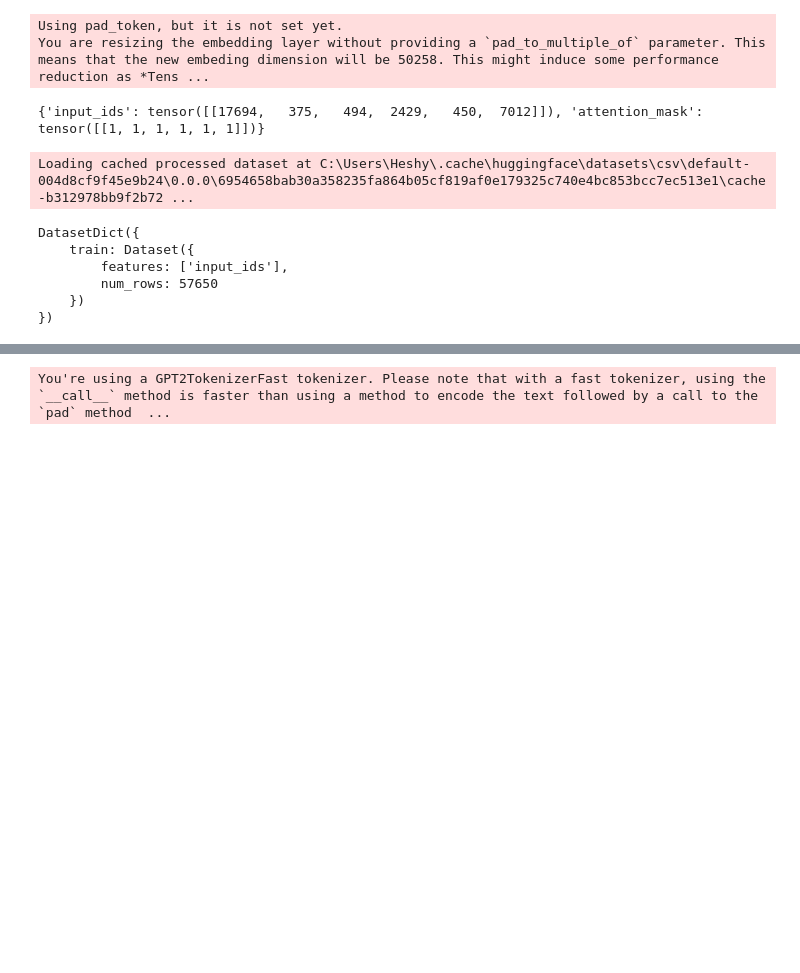
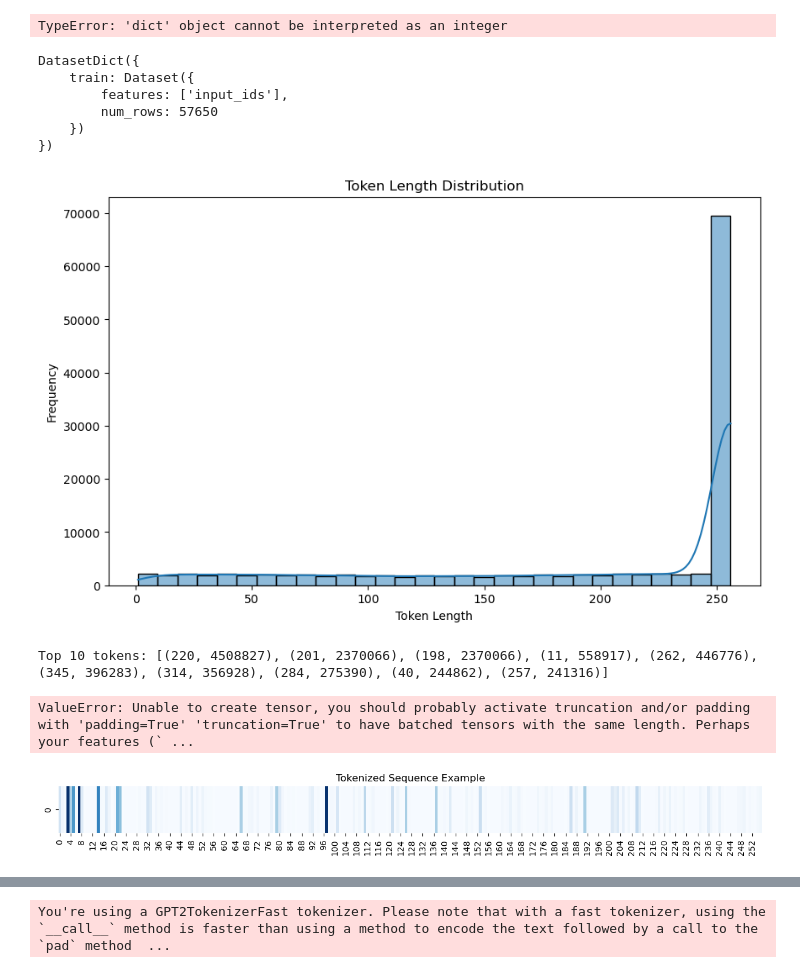
Before and after one commit to ACS-SII/proiect-2023-lyrics-generator, a Jupyter notebook: LyricsGeneratorV2.1.ipynb, the cells around one changed output, grey strips where cells are left out. Cells and saved outputs as stored; diff of their text form; code cells hidden in the pictures; blank space fills up the shorter version.

Commit message:
plots and stuff, plus training
plots, training, last try :)

```diff
--- a/LyricsGeneratorV2.1.ipynb
+++ b/LyricsGeneratorV2.1.ipynb
@@ -24,17 +34,30 @@ from transformers import GPT2TokenizerFast
 model = GPT2Model.from_pretrained('gpt2-medium')
 tokenizer = AutoTokenizer.from_pretrained("gpt2-medium")
 if tokenizer.pad_token is None:
-    tokenizer.pad_token = '[PAD]'
     tokenizer.add_special_tokens({'pad_token': '[PAD]'})
     model.resize_token_embeddings(len(tokenizer))
-# %% [output]
-Using pad_token, but it is not set yet.
-You are resizing the embedding layer without providing a `pad_to_multiple_of` parameter. This means that the new embeding dimension will be 50258. This might induce some performance reduction as *Tens ...
+# %%
+from transformers import pipeline
+summarizer = pipeline("summarization", model="Stancld/longt5-tglobal-large-16384-pubmed-3k_steps")
+
+
+lista_summ = []
+for i in range(dataset.num_rows):
+    lista_summ.append(summarizer(dataset['train']['text'][i])[0]['summary_text'])
+df_train = pd.DataFrame(dataset['train'])
+df_train['sum'] = lista_summ
+
+
+from datasets import Dataset
+dataset = Dataset.from_pandas(df_train)
+# %% [output]
+TypeError: 'dict' object cannot be interpreted as an integer
 # %%
 encoded_input = tokenizer("melodie gen abba", return_tensors="pt")
 encoded_input
+max_length = model.config.max_position_embeddings
+if len(encoded_input["input_ids"][0]) > max_length:
+    print("Tokenized sequence exceeds model's maximum input length.")
-# %% [output]
-{'input_ids': tensor([[17694,   375,   494,  2429,   450,  7012]]), 'attention_mask': tensor([[1, 1, 1, 1, 1, 1]])}
 # %%
 MAX_LENGTH = 256
 BATCH_SIZE = 6
@@ -47,6 +70,7 @@ tokenized_data = tokenizer(
 )
 tokenized_data = {"input_ids": tokenized_data["input_ids"]}
 # %%
+
 def preprocess(example):
     try:
         outputs = tokenizer(
@@ -72,8 +96,6 @@ def preprocess(example):
 
 
 tokenized_dataset = dataset.map(preprocess, remove_columns = dataset['train'].column_names)
-# %% [output]
-Loading cached processed dataset at C:\Users\Heshy\.cache\huggingface\datasets\csv\default-004d8cf9f45e9b24\0.0.0\6954658bab30a358235fa864b05cf819af0e179325c740e4bc853bcc7ec513e1\cache-b312978bb9f2b72 ...
 # %%
 tokenized_dataset
 # %% [output]
@@ -83,6 +105,49 @@ DatasetDict({
         num_rows: 57650
     })
 })
+# %%
+import matplotlib.pyplot as plt
+import seaborn as sns
+
+token_lengths = [len(tokens) for tokens in tokenized_data["input_ids"]]
+
+plt.figure(figsize=(10, 6))
+sns.histplot(token_lengths, bins=30, kde=True)
+plt.title('Token Length Distribution')
+plt.xlabel('Token Length')
+plt.ylabel('Frequency')
+plt.show()
+# %% [output]
+[figure, added]
+# %%
+from collections import Counter
+
+all_tokens = [token for tokens in tokenized_data["input_ids"] for token in tokens]
+
+top_tokens = Counter(all_tokens).most_common(10)
+
+print("Top 10 tokens:", top_tokens)
+# %% [output]
+Top 10 tokens: [(220, 4508827), (201, 2370066), (198, 2370066), (11, 558917), (262, 446776), (345, 396283), (314, 356928), (284, 275390), (40, 244862), (257, 241316)]
+# %%
+prompts = ["melodie gen abba", "Ceva in stil Eminem", "ce ar canta taylor swift"]
+
+tokenized_prompts = tokenizer(prompts, return_tensors="pt")
+
+print(tokenized_prompts)
+# %% [output]
+ValueError: Unable to create tensor, you should probably activate truncation and/or padding with 'padding=True' 'truncation=True' to have batched tensors with the same length. Perhaps your features (` ...
+# %%
+import random
+
+random_sequence = random.choice(tokenized_data["input_ids"])
+
+plt.figure(figsize=(15, 1))
+sns.heatmap([random_sequence], cmap='Blues', cbar=False, annot=False)
+plt.title('Tokenized Sequence Example')
+plt.show()
+# %% [output]
+[figure, added]
 # %%
 def filter_none(example):
     if len(example['input_ids']) >= 1:
```
Also changed, not shown: parts of 11 cells of this notebook.
